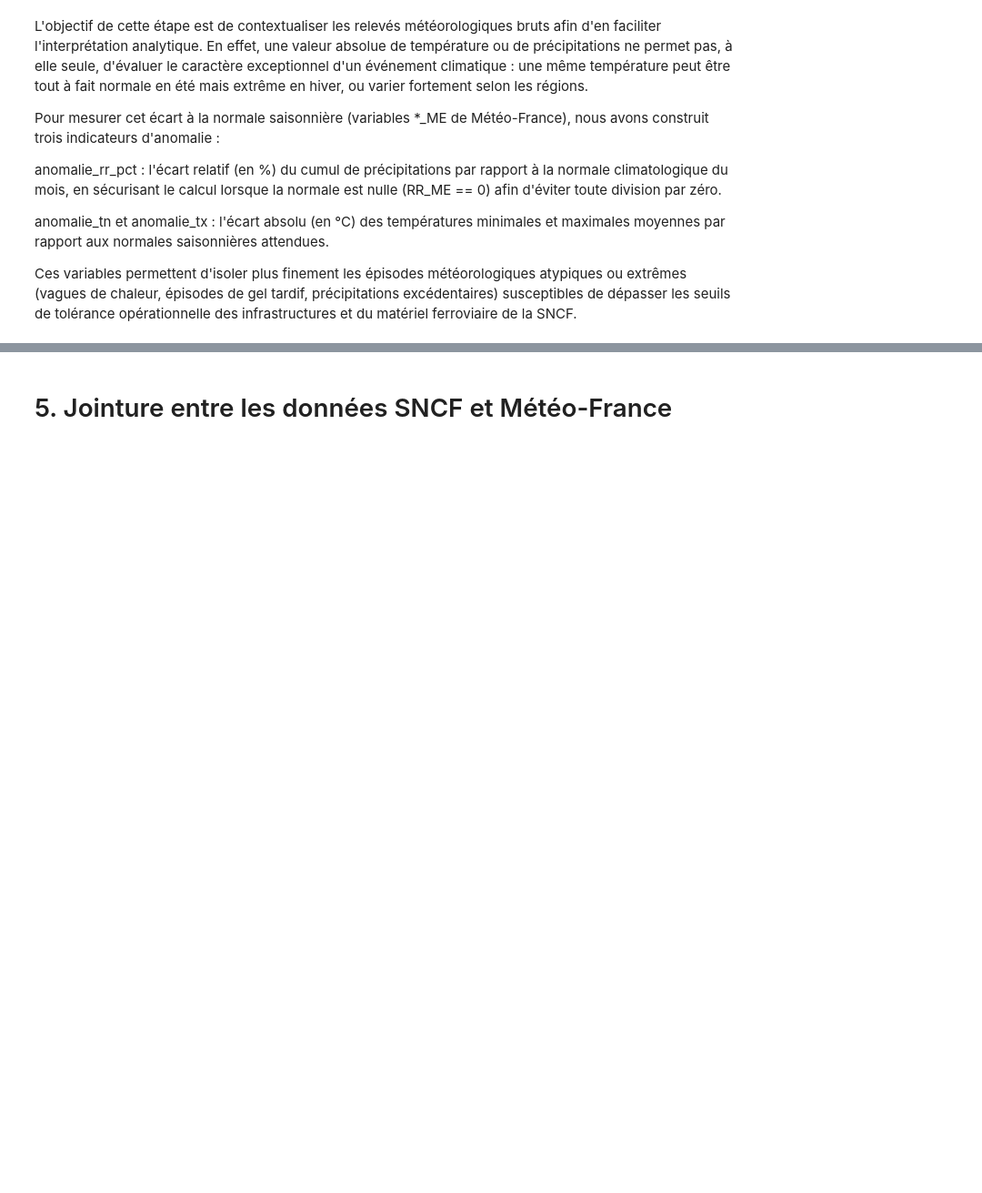
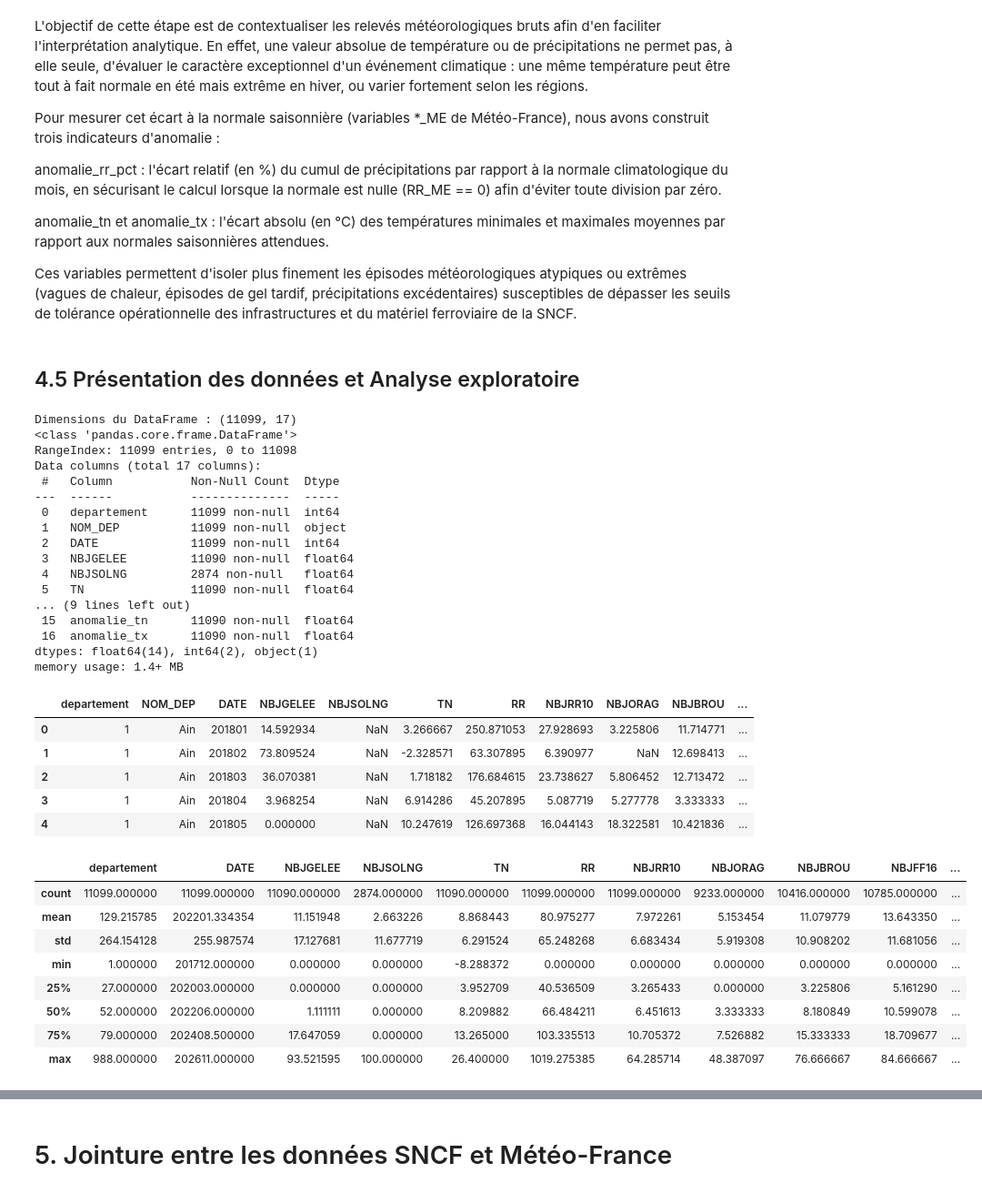
Before and after one commit to luteceagn/Projet_Python_ds, a Jupyter notebook: rapport_final.ipynb, the cells around one changed output, grey strips where cells are left out. Shown at 91% size. Cells and saved outputs as stored; diff of their text form; code cells hidden in the pictures; blank space fills up the shorter version.

```diff
--- a/rapport_final.ipynb
+++ b/rapport_final.ipynb
@@ -1094,0 +926,43 @@ df_meteo['anomalie_tx'] = df_meteo['TX'] - df_meteo['TX_ME']
+# %% [markdown]
+## 4.5 Présentation des données et Analyse exploratoire
+# %%
+# 1. Vue d'ensemble de la structure et des types
+print("Dimensions du DataFrame :", df_meteo.shape)
+df_meteo.info()
+# 2. Premières lignes de la base de données
+display(df_meteo.head(5))
+# 3. Statistiques descriptives de base (moyennes, min, max, quartiles)
+display(df_meteo.describe())
+# %% [output]
+Dimensions du DataFrame : (11099, 17)
+<class 'pandas.core.frame.DataFrame'>
+RangeIndex: 11099 entries, 0 to 11098
+Data columns (total 17 columns):
+ #   Column           Non-Null Count  Dtype
+---  ------           --------------  -----
+ 0   departement      11099 non-null  int64
+ 1   NOM_DEP          11099 non-null  object
+ 2   DATE             11099 non-null  int64
+ 3   NBJGELEE         11090 non-null  float64
+ 4   NBJSOLNG         2874 non-null   float64
+ 5   TN               11090 non-null  float64
+... (9 lines left out)
+ 15  anomalie_tn      11090 non-null  float64
+ 16  anomalie_tx      11090 non-null  float64
+dtypes: float64(14), int64(2), object(1)
+memory usage: 1.4+ MB
+|  | departement | NOM_DEP | DATE | NBJGELEE | NBJSOLNG | TN | RR | NBJRR10 | NBJORAG | NBJBROU | ... |
+| 0 | 1 | Ain | 201801 | 14.592934 | NaN | 3.266667 | 250.871053 | 27.928693 | 3.225806 | 11.714771 | ... |
+| 1 | 1 | Ain | 201802 | 73.809524 | NaN | -2.328571 | 63.307895 | 6.390977 | NaN | 12.698413 | ... |
+| 2 | 1 | Ain | 201803 | 36.070381 | NaN | 1.718182 | 176.684615 | 23.738627 | 5.806452 | 12.713472 | ... |
+| 3 | 1 | Ain | 201804 | 3.968254 | NaN | 6.914286 | 45.207895 | 5.087719 | 5.277778 | 3.333333 | ... |
+| 4 | 1 | Ain | 201805 | 0.000000 | NaN | 10.247619 | 126.697368 | 16.044143 | 18.322581 | 10.421836 | ... |
+|  | departement | DATE | NBJGELEE | NBJSOLNG | TN | RR | NBJRR10 | NBJORAG | NBJBROU | NBJFF16 | ... |
+| count | 11099.000000 | 11099.000000 | 11090.000000 | 2874.000000 | 11090.000000 | 11099.000000 | 11099.000000 | 9233.000000 | 10416.000000 | 10785.000000 | ... |
+| mean | 129.215785 | 202201.334354 | 11.151948 | 2.663226 | 8.868443 | 80.975277 | 7.972261 | 5.153454 | 11.079779 | 13.643350 | ... |
+| std | 264.154128 | 255.987574 | 17.127681 | 11.677719 | 6.291524 | 65.248268 | 6.683434 | 5.919308 | 10.908202 | 11.681056 | ... |
+| min | 1.000000 | 201712.000000 | 0.000000 | 0.000000 | -8.288372 | 0.000000 | 0.000000 | 0.000000 | 0.000000 | 0.000000 | ... |
+| 25% | 27.000000 | 202003.000000 | 0.000000 | 0.000000 | 3.952709 | 40.536509 | 3.265433 | 0.000000 | 3.225806 | 5.161290 | ... |
+| 50% | 52.000000 | 202206.000000 | 1.111111 | 0.000000 | 8.209882 | 66.484211 | 6.451613 | 3.333333 | 8.180849 | 10.599078 | ... |
+| 75% | 79.000000 | 202408.500000 | 17.647059 | 0.000000 | 13.265000 | 103.335513 | 10.705372 | 7.526882 | 15.333333 | 18.709677 | ... |
+| max | 988.000000 | 202611.000000 | 93.521595 | 100.000000 | 26.400000 | 1019.275385 | 64.285714 | 48.387097 | 76.666667 | 84.666667 | ... |
```
Also changed, not shown: parts of 15 cells of this notebook, 3 other files.
